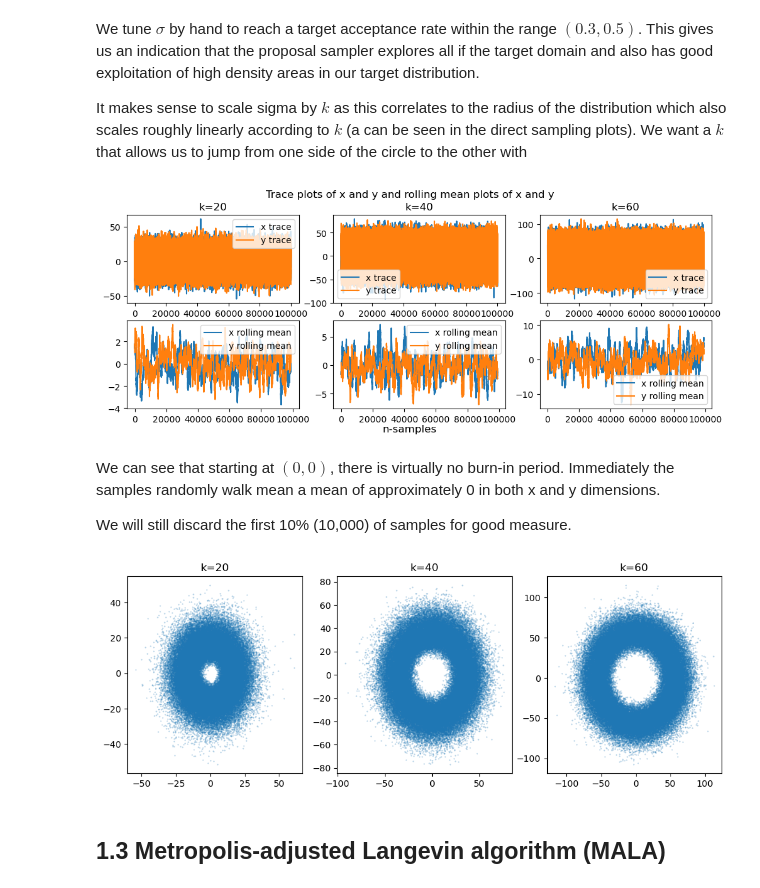
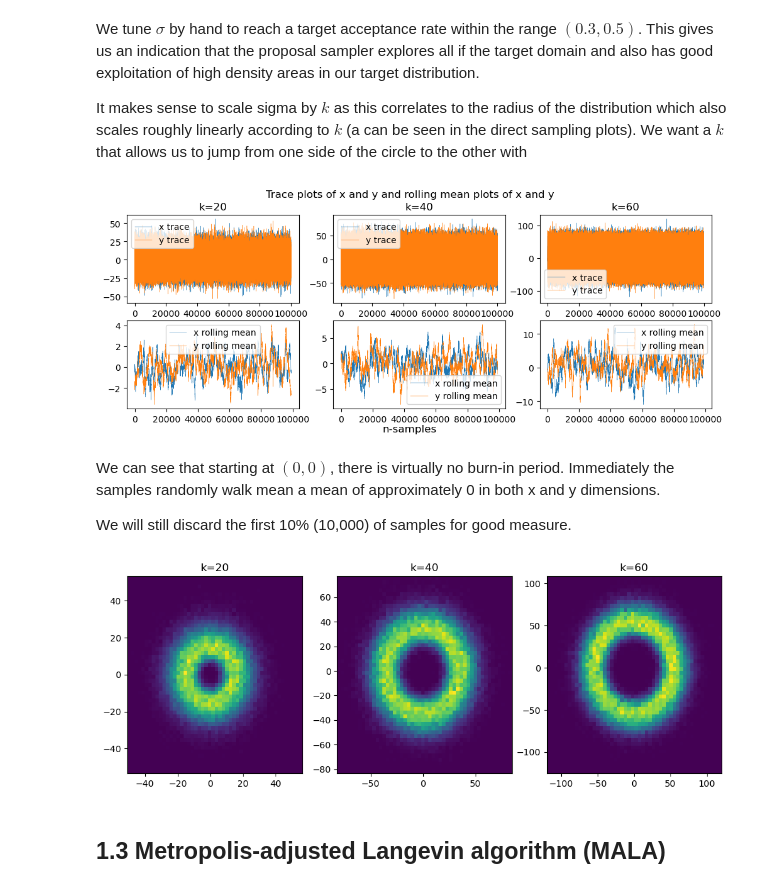
Before and after one commit to sallsdagrate/stochastic_sim_cw2, a Jupyter notebook: Stochastic Sim CW2.ipynb, the cells around one changed output. Saved outputs shown, nothing was run; the diff lists cells and outputs as text; code cells hidden in the pictures.

```diff
--- a/Stochastic Sim CW2.ipynb
+++ b/Stochastic Sim CW2.ipynb
@@ -33,7 +33,8 @@ fig, ax = plt.subplots(ncols=3, nrows=1, figsize=(12, 4))
 
 for i, k in enumerate(ks):
     x, y = direct_sampling(k=k)
-    ax[i].scatter(x, y, s=0.2, alpha=0.4)
+    # ax[i].scatter(x, y, s=0.2, alpha=0.4)
+    ax[i].hist2d(x, y, bins=50, cmap='viridis')
     ax[i].set_title(f'k={k}')
 
 plt.show()
@@ -50,6 +51,7 @@ def metropolis_hastings_random_walk(k, N=100000, sigma=1):
     x, y = 0, 0
     samples_taken = 0
 
+    progress_bar = tqdm(total=N, leave=True)
     while len(x_samples) < N:
         x1 = stats.norm.rvs(loc=x, scale=sigma)
         y1 = stats.norm.rvs(loc=y, scale=sigma)
@@ -60,6 +62,7 @@ def metropolis_hastings_random_walk(k, N=100000, sigma=1):
             x_samples.append(x1)
             y_samples.append(y1)
             x, y = x1, y1
+            progress_bar.update(1)
 
         samples_taken += 1
 
@@ -91,22 +94,22 @@ def moving_window_mean(data: list, window_size=100):
 fig, ax = plt.subplots(ncols=3, nrows=2, figsize=(12, 4))
 
 for i, (k, x, y) in enumerate(zip(ks, mh_xs, mh_ys)):
-    ax[0][i].plot(x, label='x trace')
-    ax[0][i].plot(y, label='y trace')
+    ax[0][i].plot(x, label='x trace', lw=0.3)
+    ax[0][i].plot(y, label='y trace', lw=0.3)
     ax[0][i].set_title(f"k={k}")
     ax[0][i].legend()
 
     x_running_mean = moving_window_mean(x.flatten().tolist(), window_size=1000)
     y_running_mean = moving_window_mean(y.flatten().tolist(), window_size=1000)
-    ax[1][i].plot(x_running_mean, label='x rolling mean')
-    ax[1][i].plot(y_running_mean, label='y rolling mean')
+    ax[1][i].plot(x_running_mean, label='x rolling mean', lw=0.3)
+    ax[1][i].plot(y_running_mean, label='y rolling mean', lw=0.3)
     ax[1][i].legend()
 
 fig.supxlabel('n-samples')
 fig.suptitle('Trace plots of x and y and rolling mean plots of x and y')
 plt.show()
 # %% [output]
-[figure, old version]
+[figure, new version]
 # %% [markdown]
 We can see that starting at $(0, 0)$, there is virtually no burn-in period. Immediately the samples randomly walk mean a mean of approximately 0 in both x and y dimensions.
 
@@ -114,11 +117,13 @@ We will still discard the first 10% (10,000) of samples for good measure.
 # %%
 fig, ax = plt.subplots(ncols=3, nrows=1, figsize=(12, 4))
 burnin = 10000
 for i, (k, x, y) in enumerate(zip(ks, mh_xs, mh_ys)):
-    ax[i].scatter(x[burnin:], y[burnin:], s=0.2, alpha=0.4)
+    # ax[i].scatter(x[burnin:], y[burnin:], s=0.2, alpha=0.4)
+    ax[i].hist2d(x[burnin:], y[burnin:], bins=50, cmap='viridis')
     ax[i].set_title(f"k={k}")
+plt.show()
 # %% [output]
-[figure, old version]
+[figure, new version]
 # %% [markdown]
 ## 1.3 Metropolis-adjusted Langevin algorithm (MALA)
 # %%
```
Also changed, not shown: parts of 18 cells of this notebook.
